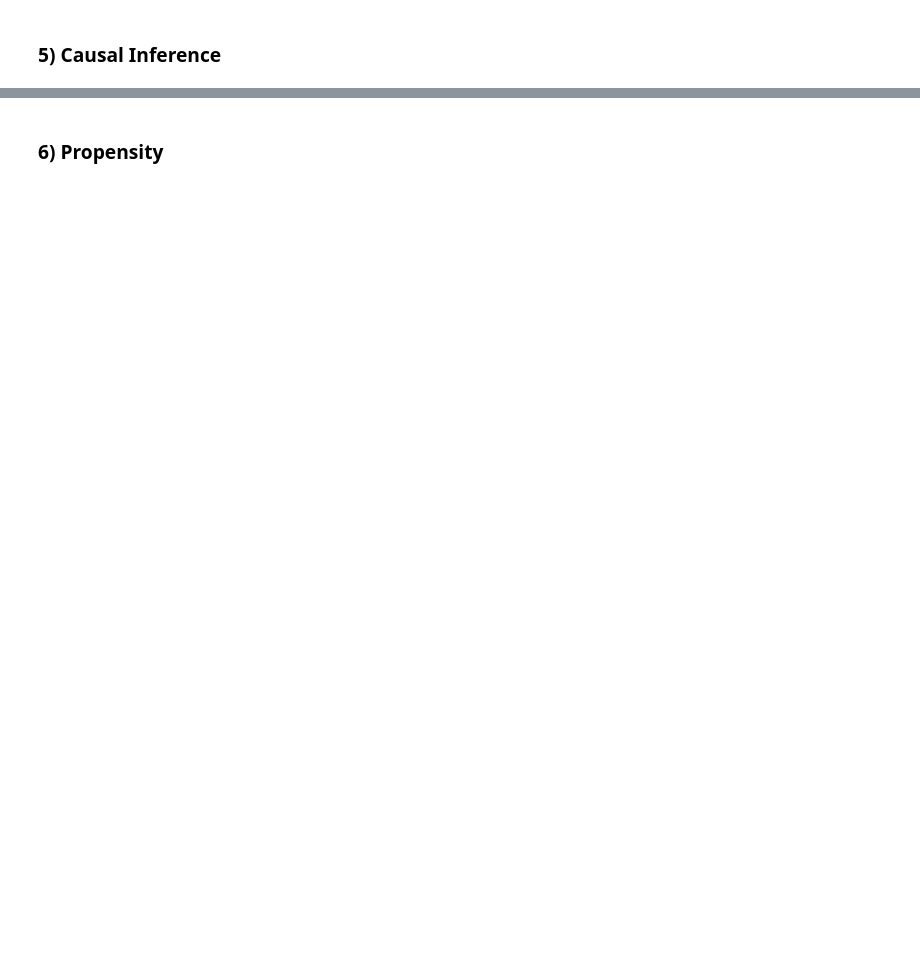
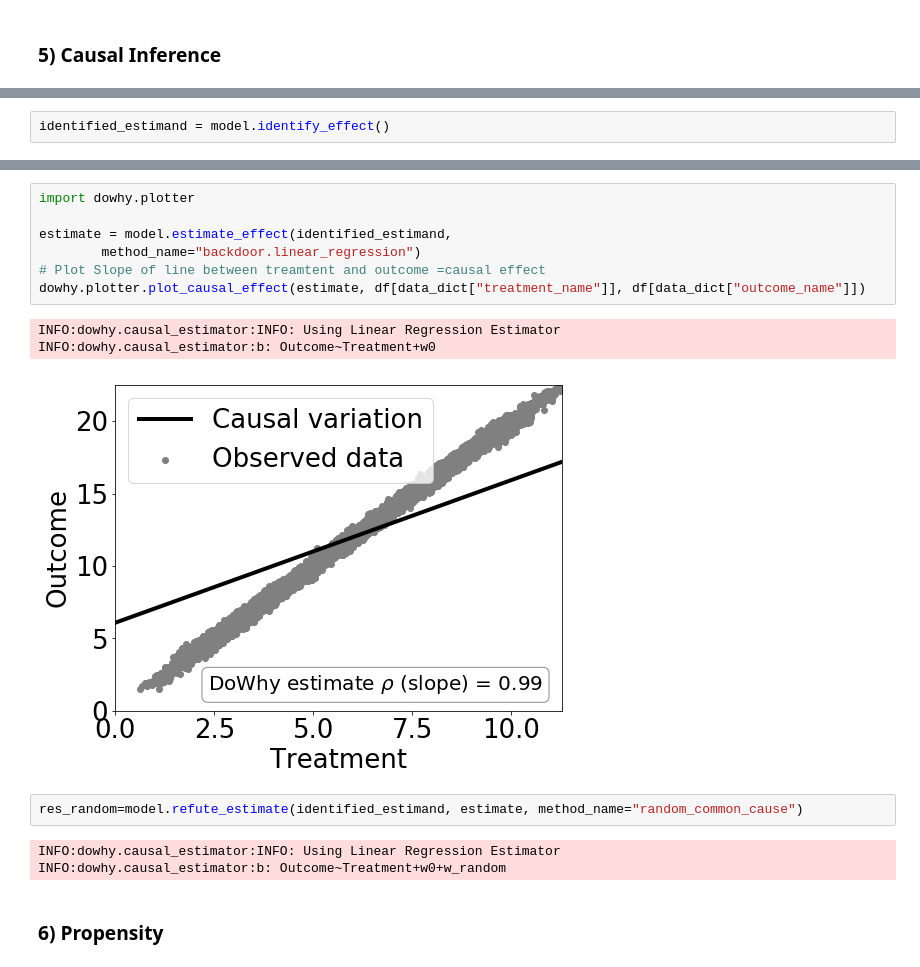
Before and after one commit to geoffreylink/Projects, a Jupyter notebook: 05 Statistical Methods/10 Common Use Cases for Business Analytics.ipynb, the cells around one changed output, grey strips where cells are left out. Drawn from its saved outputs; the diff is of its cells as text; blank space fills up the shorter version.

```diff
--- a/05 Statistical Methods/10 Common Use Cases for Business Analytics.ipynb
+++ b/05 Statistical Methods/10 Common Use Cases for Business Analytics.ipynb
@@ -700,0 +892,2 @@ Name: clv, dtype: float64
+# %%
+identified_estimand = model.identify_effect()
@@ -701,2 +899,18 @@ Name: clv, dtype: float64
+# %%
+import dowhy.plotter
+
+estimate = model.estimate_effect(identified_estimand,
+        method_name="backdoor.linear_regression")
+# Plot Slope of line between treamtent and outcome =causal effect
+dowhy.plotter.plot_causal_effect(estimate, df[data_dict["treatment_name"]], df[data_dict["outcome_name"]])
+# %% [output]
+INFO:dowhy.causal_estimator:INFO: Using Linear Regression Estimator
+INFO:dowhy.causal_estimator:b: Outcome~Treatment+w0
+[figure, added]
+# %%
+res_random=model.refute_estimate(identified_estimand, estimate, method_name="random_common_cause")
+# %% [output]
+INFO:dowhy.causal_estimator:INFO: Using Linear Regression Estimator
+INFO:dowhy.causal_estimator:b: Outcome~Treatment+w0+w_random
 # %% [markdown]
 ### 6) Propensity
```
Also changed, not shown: parts of 20 cells of this notebook, 1 other file.
